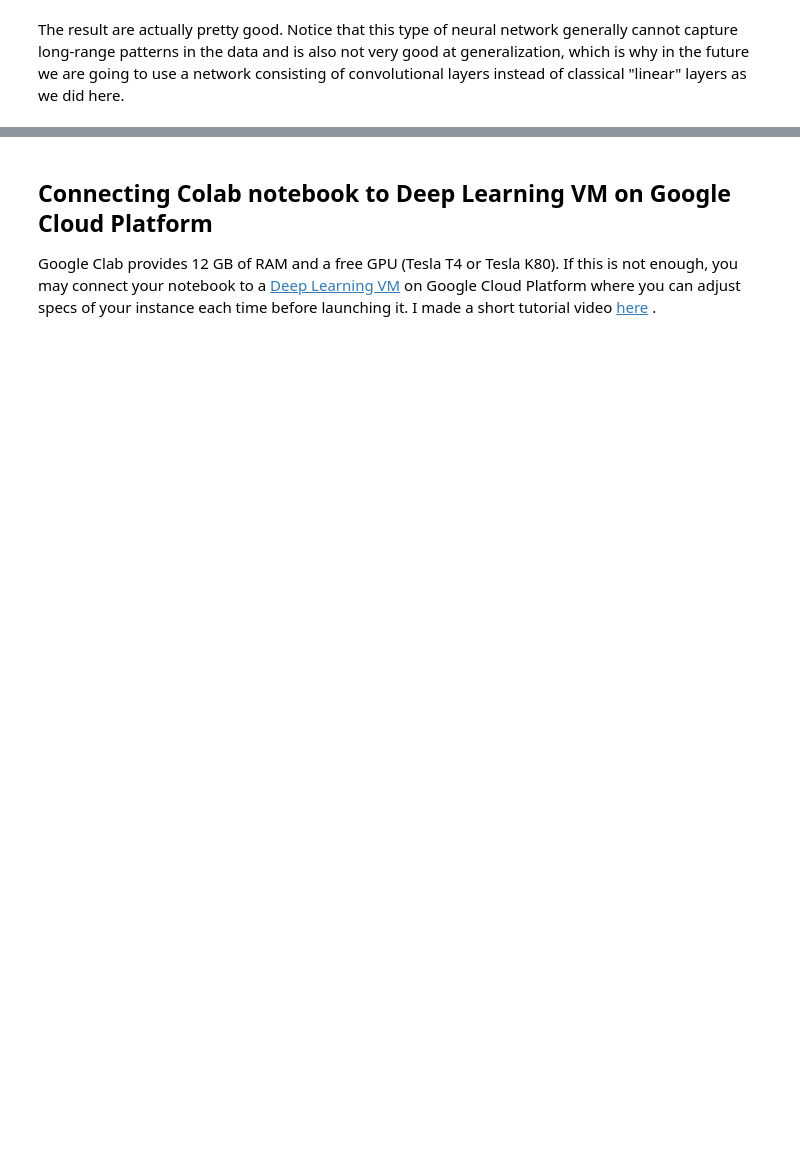
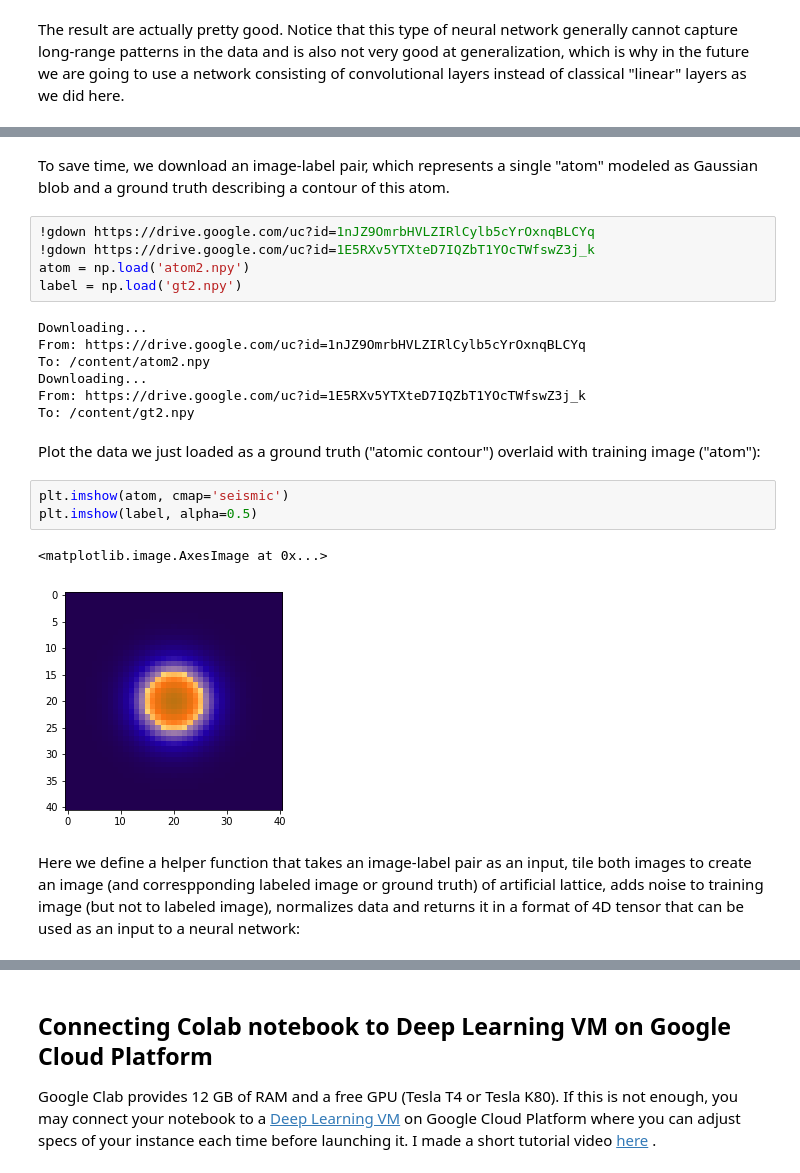
Before and after one commit to ziatdinovmax/AICrystallographer, a Jupyter notebook: Tutorials/ColabNotebooks_BasicOperations.ipynb, the cells around one changed output, grey strips where cells are left out. Cells and saved outputs as stored; diff of their text form; blank space fills up the shorter version.

```diff
--- a/Tutorials/ColabNotebooks_BasicOperations.ipynb
+++ b/Tutorials/ColabNotebooks_BasicOperations.ipynb
@@ -527,0 +552,24 @@ The result are actually pretty good. Notice that this type of neural network gen
+# %% [markdown]
+To save time, we download an image-label pair, which represents a single "atom" modeled as Gaussian blob and a ground truth describing a contour of this atom.
+# %%
+!gdown https://drive.google.com/uc?id=1nJZ9OmrbHVLZIRlCylb5cYrOxnqBLCYq
+!gdown https://drive.google.com/uc?id=1E5RXv5YTXteD7IQZbT1YOcTWfswZ3j_k
+atom = np.load('atom2.npy')
+label = np.load('gt2.npy')
+# %% [output]
+Downloading...
+From: https://drive.google.com/uc?id=1nJZ9OmrbHVLZIRlCylb5cYrOxnqBLCYq
+To: /content/atom2.npy
+Downloading...
+From: https://drive.google.com/uc?id=1E5RXv5YTXteD7IQZbT1YOcTWfswZ3j_k
+To: /content/gt2.npy
+# %% [markdown]
+Plot the data we just loaded as a ground truth ("atomic contour") overlaid with training image ("atom"):
+# %%
+plt.imshow(atom, cmap='seismic')
+plt.imshow(label, alpha=0.5)
+# %% [output]
+<matplotlib.image.AxesImage at 0x...>
+[figure, added]
+# %% [markdown]
+Here we define a helper function that takes an image-label pair as an input, tile both images to create an image (and correspponding labeled image or ground truth) of artificial lattice, adds noise to training image (but not to labeled image), normalizes data and returns it in a format of 4D tensor that can be used as an input to a neural network:
```
Also changed, not shown: parts of 52 cells of this notebook.
